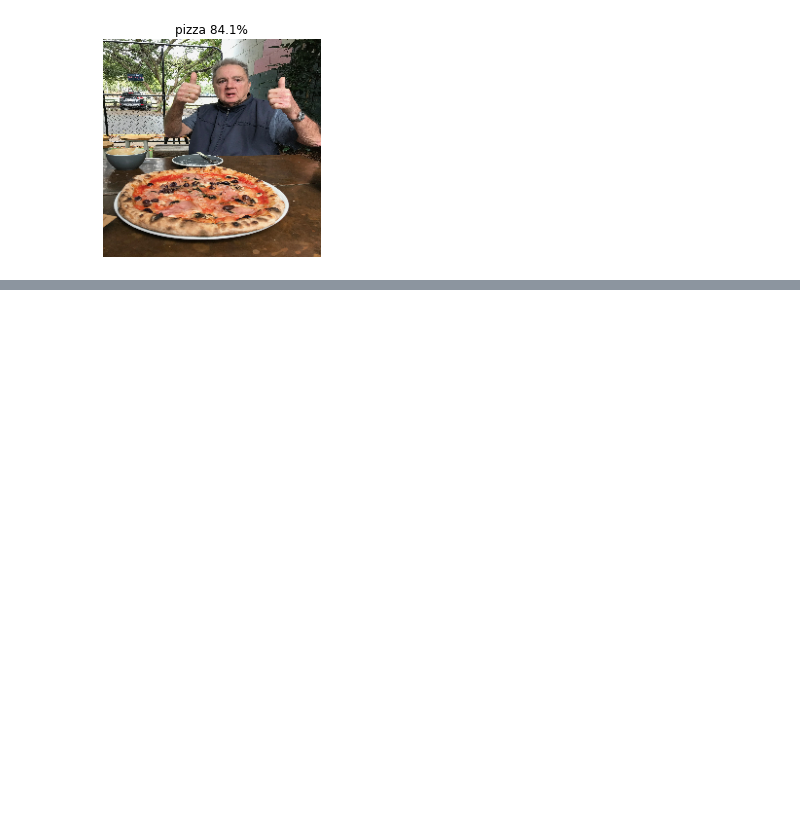
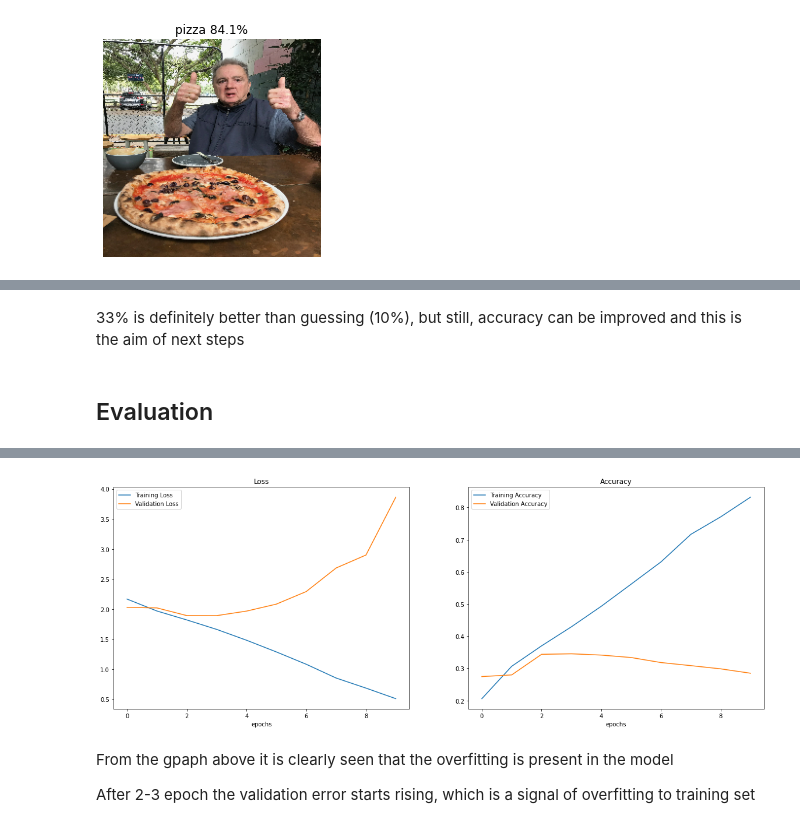
Before and after one commit to Nik-Kras/ZeroToMastery-TensorFlow-MyNotes, a Jupyter notebook: 04. Computer Vision/04. CV - Notes.ipynb, the cells around one changed output, grey strips where cells are left out. Cells and saved outputs as stored; diff of their text form; code cells hidden in the pictures; blank space fills up the shorter version.

Commit message:
Started multiclass classification

```diff
--- a/04. Computer Vision/04. CV - Notes.ipynb
+++ b/04. Computer Vision/04. CV - Notes.ipynb
@@ -1905,0 +2056,25 @@ It is definitely much smarter then `model_11`
+# %%
+from tensorflow.keras.layers import Dense, Flatten, Conv2D, MaxPool2D
+from tensorflow.keras.models import Sequential
+from tensorflow.keras.optimizers import Adam
+from tensorflow.keras.losses import CategoricalCrossentropy
+
+# Create architecture
+model_18 = Sequential([
+  Conv2D(10, 3, activation='relu', input_shape=(224,224,3)),
+  Conv2D(10, 3, activation='relu'),
+  MaxPool2D(),
+  Conv2D(10, 3, activation='relu'),
+  Conv2D(10, 3, activation='relu'),
+  MaxPool2D(),
+  Conv2D(10, 3, activation='relu'),
+  Conv2D(10, 3, activation='relu'),
+  MaxPool2D(),
+  Flatten(),
+  Dense(10, activation='softmax')
+])
+
+# Set regularization
+model_18.compile(optimizer = Adam(),
+                 loss = CategoricalCrossentropy(),
+                 metrics = ['accuracy'])
@@ -1905,0 +2083,8 @@ It is definitely much smarter then `model_11`
+# %%
+history_18 = model_18.fit(train_data,
+                          batch_size=32,
+                          epochs=10,
+                          steps_per_epoch = len(train_data),
+                          validation_batch_size=32,
+                          validation_data = test_data,
+                          validation_steps = len(test_data))
@@ -1905,0 +2112,8 @@ It is definitely much smarter then `model_11`
+# %% [markdown]
+33% is definitely better than guessing (10%), but still, accuracy can be improved and this is the aim of next steps
+# %% [markdown]
+## Evaluation
+# %%
+model_18.evaluate(test_data)
+plot_loss_curves(history_18)
+# %% [output]
@@ -1905,0 +2121,5 @@ It is definitely much smarter then `model_11`
+[figure, added]
+# %% [markdown]
+From the gpaph above it is clearly seen that the overfitting is present in the model
+
+After 2-3 epoch the validation error starts rising, which is a signal of overfitting to training set
```
Also changed, not shown: parts of 20 cells of this notebook, 1 other file.
